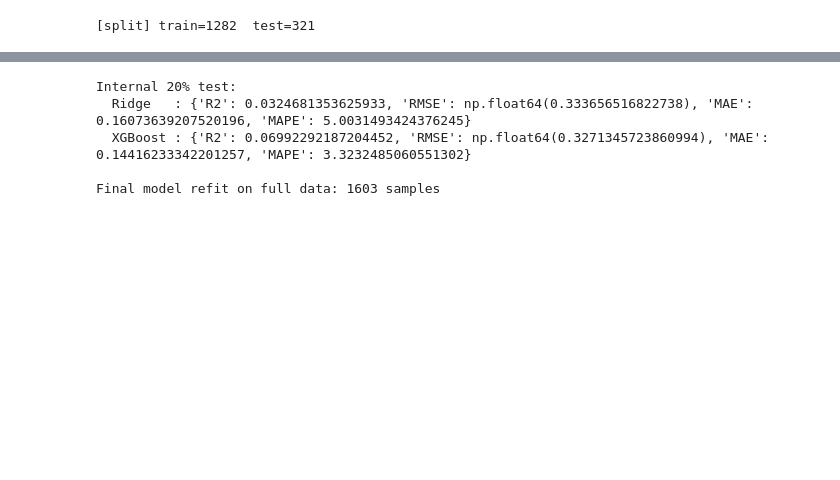
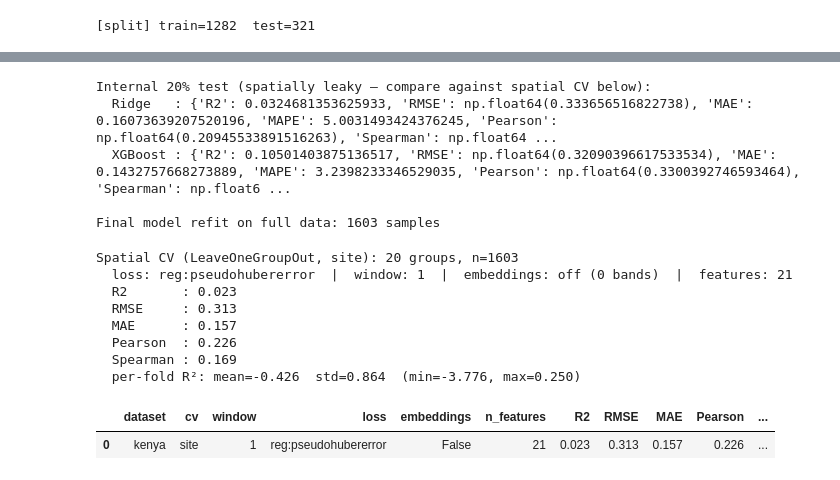
Before and after one commit to antonkout/pastors, a Jupyter notebook: pastors.ipynb, the cells around one changed output, grey strips where cells are left out. Saved outputs shown, nothing was run; the diff lists cells and outputs as text; code cells hidden in the pictures; blank space fills up the shorter version.

```diff
--- a/pastors.ipynb
+++ b/pastors.ipynb
@@ -253,26 +321,79 @@ BSI              -0.0072
 # %%
-model_eval = fit_final(X_train, y_train, best_params, best_iter)
+model_eval = fit_final(X_train, y_train, best_params, best_iter,
+                       objective=XGB_OBJECTIVE)
 
-def regression_metrics(y, yhat):
+def regression_metrics_full(y, yhat):
     return dict(
         R2=r2_score(y, yhat),
         RMSE=np.sqrt(mean_squared_error(y, yhat)),
         MAE=mean_absolute_error(y, yhat),
         MAPE=mean_absolute_percentage_error(y, yhat),
+        Pearson=np.corrcoef(y, yhat)[0, 1],
+        Spearman=spearmanr(y, yhat).correlation,
     )
 
 ridge = Ridge(alpha=1.0, random_state=42).fit(X_train, y_train)
-print("\nInternal 20% test:")
-print(f"  Ridge   : {regression_metrics(y_test, ridge.predict(X_test))}")
-print(f"  XGBoost : {regression_metrics(y_test, model_eval.predict(X_test))}")
+print("\nInternal 20% test (spatially leaky — compare against spatial CV below):")
+print(f"  Ridge   : {regression_metrics_full(y_test, ridge.predict(X_test))}")
+print(f"  XGBoost : {regression_metrics_full(y_test, model_eval.predict(X_test))}")
 
 X_all = np.vstack([X_train, X_test])
 y_all = np.concatenate([y_train, y_test])
-model = fit_final(X_all, y_all, best_params, best_iter)
+model = fit_final(X_all, y_all, best_params, best_iter, objective=XGB_OBJECTIVE)
 print(f"\nFinal model refit on full data: {len(y_all)} samples")
 # %% [output]
-Internal 20% test:
-  Ridge   : {'R2': 0.0324681353625933, 'RMSE': np.float64(0.333656516822738), 'MAE': 0.16073639207520196, 'MAPE': 5.0031493424376245}
-  XGBoost : {'R2': 0.06992292187204452, 'RMSE': np.float64(0.3271345723860994), 'MAE': 0.14416233342201257, 'MAPE': 3.3232485060551302}
+Internal 20% test (spatially leaky — compare against spatial CV below):
+  Ridge   : {'R2': 0.0324681353625933, 'RMSE': np.float64(0.333656516822738), 'MAE': 0.16073639207520196, 'MAPE': 5.0031493424376245, 'Pearson': np.float64(0.20945533891516263), 'Spearman': np.float64 ...
+  XGBoost : {'R2': 0.10501403875136517, 'RMSE': np.float64(0.32090396617533534), 'MAE': 0.1432757668273889, 'MAPE': 3.2398233346529035, 'Pearson': np.float64(0.3300392746593464), 'Spearman': np.float6 ...
 
 Final model refit on full data: 1603 samples
+# %%
+# ── Spatial cross-validation: the honest generalization estimate ──────────
+# Each fold trains on all sites but one (leave-site-out) or on a GroupKFold
+# partition of spatial blocks, then predicts the held-out group. Out-of-fold
+# predictions never see a pixel from their own site, so these numbers reflect
+# transfer to unseen ground — expect them LOWER than the leaky 20% test.
+oof_pred, fold_r2, cv_name = spatial_cv_predict(
+    X, y, groups_all, best_params, best_iter, max_folds=CV_MAX_FOLDS,
+    objective=XGB_OBJECTIVE,
+)
+
+valid = np.isfinite(oof_pred)
+cv_metrics = regression_metrics(y[valid], oof_pred[valid])
+
+print(f"Spatial CV ({cv_name}, {CV_STRATEGY}): "
+      f"{len(np.unique(groups_all))} groups, n={valid.sum()}")
+print(f"  loss: {XGB_OBJECTIVE}  |  window: {WINDOW}  |  "
+      f"embeddings: {'ON' if USE_EMBEDDINGS else 'off'} ({n_emb} bands)  |  "
+      f"features: {len(feature_cols)}")
+for k, v in cv_metrics.items():
+    print(f"  {k:9s}: {v:.3f}")
+if fold_r2:
+    print(f"  per-fold R²: mean={np.mean(fold_r2):.3f}  "
+          f"std={np.std(fold_r2):.3f}  (min={np.min(fold_r2):.3f}, "
+          f"max={np.max(fold_r2):.3f})")
+
+# Keep a labelled record so successive runs (window 1 vs 3, embeddings off vs
+# on, L2 vs Huber) can be compared in one place.
+try:
+    cv_log
+except NameError:
+    cv_log = []
+cv_log.append({
+    'dataset': dataset, 'cv': CV_STRATEGY, 'window': WINDOW,
+    'loss': XGB_OBJECTIVE, 'embeddings': USE_EMBEDDINGS,
+    'n_features': len(feature_cols),
+    **{k: round(v, 3) for k, v in cv_metrics.items()},
+})
+pd.DataFrame(cv_log)
+# %% [output]
+Spatial CV (LeaveOneGroupOut, site): 20 groups, n=1603
+  loss: reg:pseudohubererror  |  window: 1  |  embeddings: off (0 bands)  |  features: 21
+  R2       : 0.023
+  RMSE     : 0.313
+  MAE      : 0.157
+  Pearson  : 0.226
+  Spearman : 0.169
+  per-fold R²: mean=-0.426  std=0.864  (min=-3.776, max=0.250)
+|  | dataset | cv | window | loss | embeddings | n_features | R2 | RMSE | MAE | Pearson | ... |
+| 0 | kenya | site | 1 | reg:pseudohubererror | False | 21 | 0.023 | 0.313 | 0.157 | 0.226 | ... |
```
Also changed, not shown: parts of 15 cells of this notebook, 8 other files.
